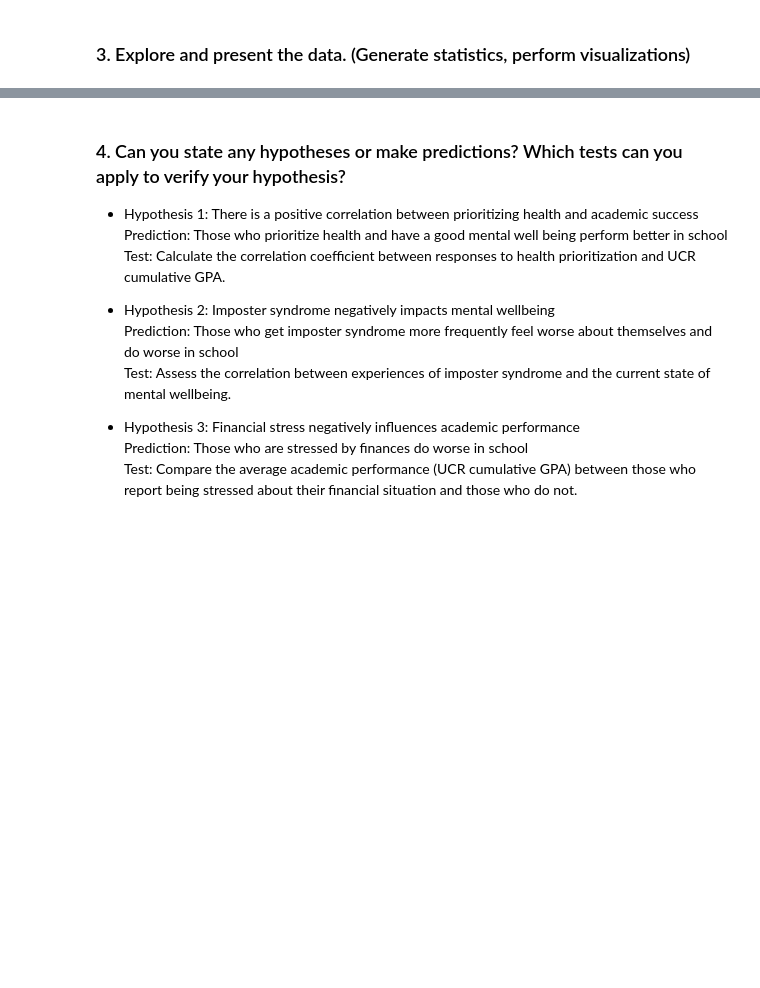
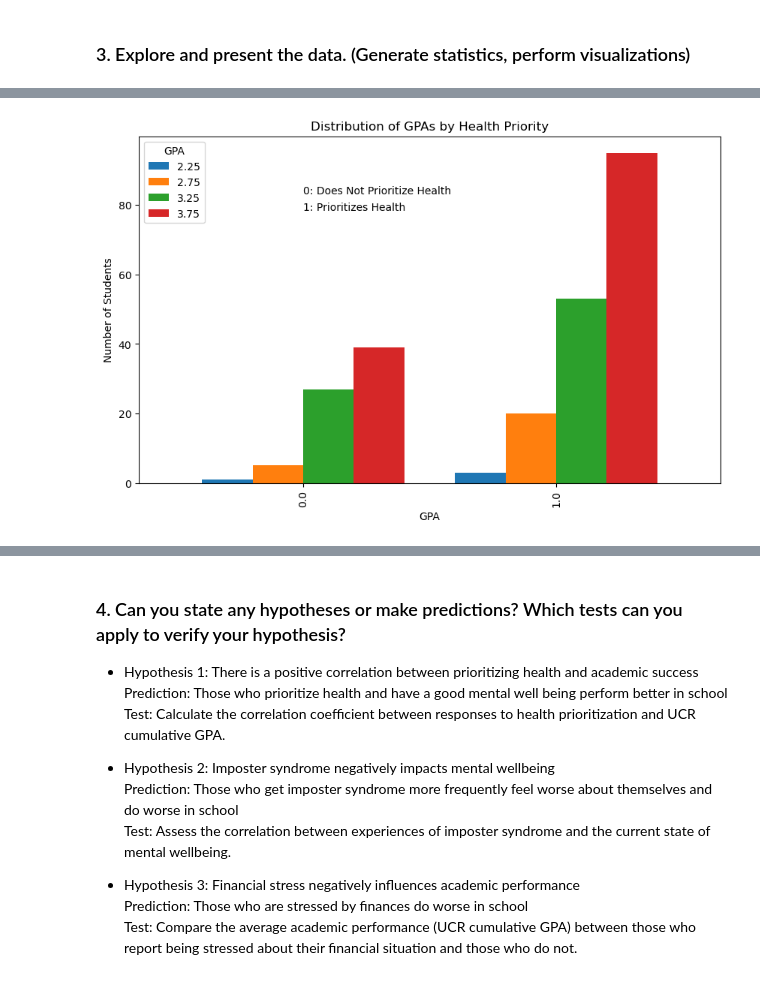
Before and after one commit to Jyro88/CS105MiniProject, a Jupyter notebook: lab5-6.ipynb, the cells around one changed output, grey strips where cells are left out. Drawn from its saved outputs; the diff is of its cells as text; code cells hidden in the pictures; blank space fills up the shorter version.

```diff
--- a/lab5-6.ipynb
+++ b/lab5-6.ipynb
@@ -34,0 +55,19 @@ df['Average_GPA'] = (df['Lower_GPA'] + df['Upper_GPA']) / 2
+# %%
+# Bar plot that shows the gpas of students who prioritize health and students who don't
+
+group_health_gpa = df.groupby(["prioritize_health", "Average_GPA"])["prioritize_health"].count().unstack()
+
+
+ax = group_health_gpa.plot(kind='bar', figsize=(10, 6), width=0.8)
+
+plt.title('Distribution of GPAs by Health Priority')
+plt.xlabel('GPA')
+plt.ylabel('Number of Students')
+plt.legend(title='GPA', labels=['2.25', '2.75','3.25','3.75'])
+
+plt.text(0, group_health_gpa.max().max() * 0.9, '0: Does Not Prioritize Health', ha='left', va='top')
+plt.text(0, group_health_gpa.max().max() * 0.85, '1: Prioritizes Health', ha='left', va='top')
+
+plt.show()
+# %% [output]
+[figure, added]
```
Also changed, not shown: parts of 7 cells of this notebook.
